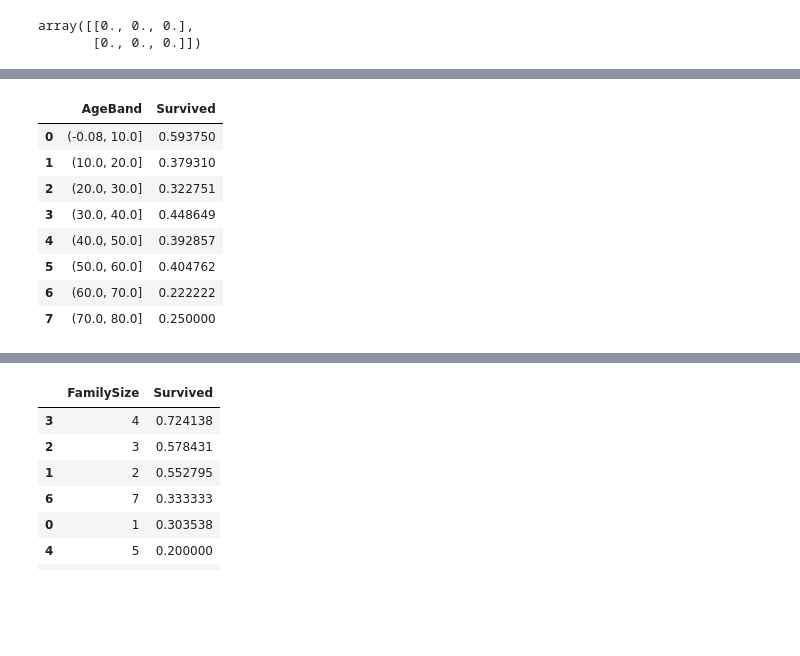
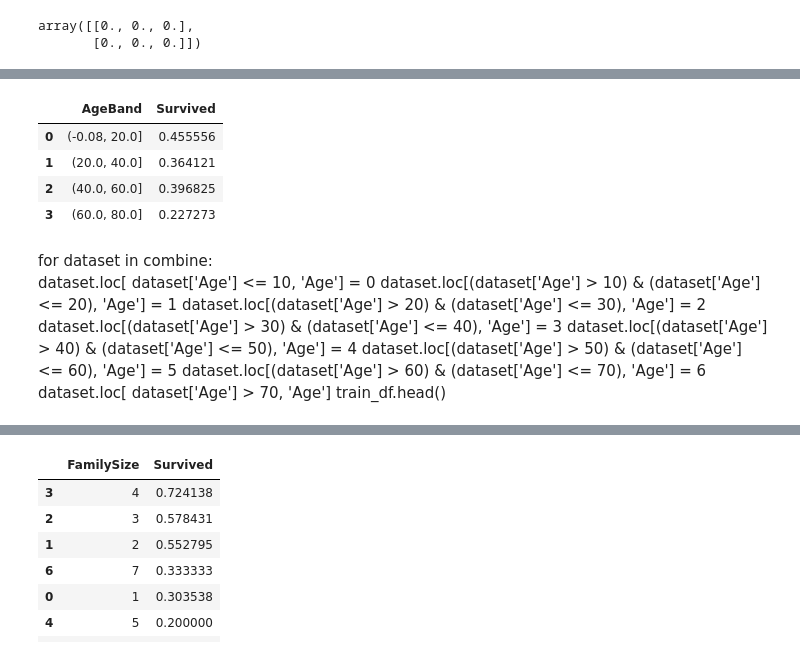
Before and after one commit to ettoreferranti/Titanic-notebook, a Jupyter notebook: ML-Test.ipynb, the cells around one changed output, grey strips where cells are left out. Saved outputs shown, nothing was run; the diff lists cells and outputs as text; code cells hidden in the pictures; blank space fills up the shorter version.

```diff
--- a/ML-Test.ipynb
+++ b/ML-Test.ipynb
@@ -282,15 +288,22 @@ train_df.head()
 # %%
-train_df['AgeBand'] = pd.cut(train_df['Age'], 8)
+train_df['AgeBand'] = pd.cut(train_df['Age'], 4)
 train_df[['AgeBand', 'Survived']].groupby(['AgeBand'], as_index=False).mean().sort_values(by='AgeBand', ascending=True)
 # %% [output]
 |  | AgeBand | Survived |
-| 0 | (-0.08, 10.0] | 0.593750 |
-| 1 | (10.0, 20.0] | 0.379310 |
-| 2 | (20.0, 30.0] | 0.322751 |
-| 3 | (30.0, 40.0] | 0.448649 |
-| 4 | (40.0, 50.0] | 0.392857 |
-| 5 | (50.0, 60.0] | 0.404762 |
-| 6 | (60.0, 70.0] | 0.222222 |
-| 7 | (70.0, 80.0] | 0.250000 |
+| 0 | (-0.08, 20.0] | 0.455556 |
+| 1 | (20.0, 40.0] | 0.364121 |
+| 2 | (40.0, 60.0] | 0.396825 |
+| 3 | (60.0, 80.0] | 0.227273 |
+# %% [markdown]
+for dataset in combine:
+    dataset.loc[ dataset['Age'] <= 10, 'Age'] = 0
+    dataset.loc[(dataset['Age'] > 10) & (dataset['Age'] <= 20), 'Age'] = 1
+    dataset.loc[(dataset['Age'] > 20) & (dataset['Age'] <= 30), 'Age'] = 2
+    dataset.loc[(dataset['Age'] > 30) & (dataset['Age'] <= 40), 'Age'] = 3
+    dataset.loc[(dataset['Age'] > 40) & (dataset['Age'] <= 50), 'Age'] = 4
+    dataset.loc[(dataset['Age'] > 50) & (dataset['Age'] <= 60), 'Age'] = 5
+    dataset.loc[(dataset['Age'] > 60) & (dataset['Age'] <= 70), 'Age'] = 6
+    dataset.loc[ dataset['Age'] > 70, 'Age']
+train_df.head()
 # %%
 for dataset in combine:
```
Also changed, not shown: parts of 31 cells of this notebook.
